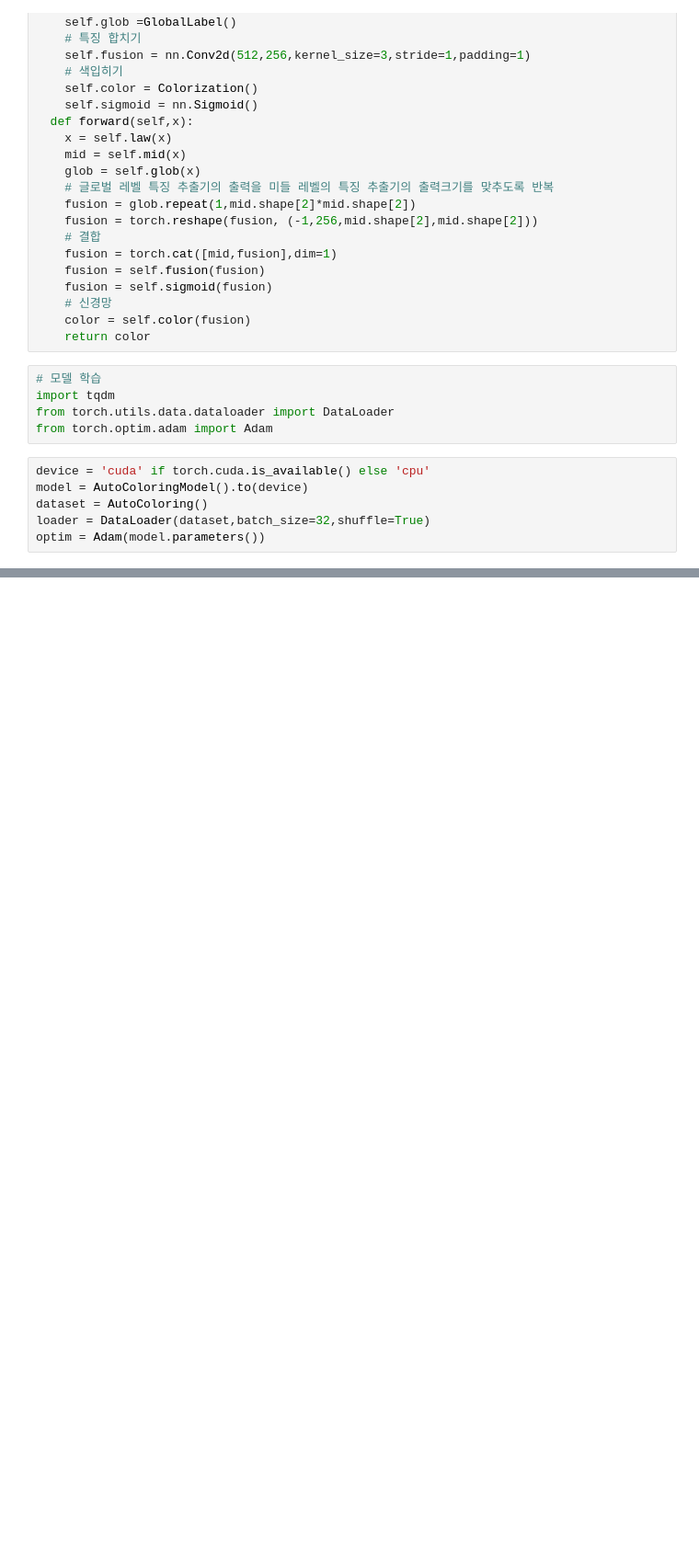
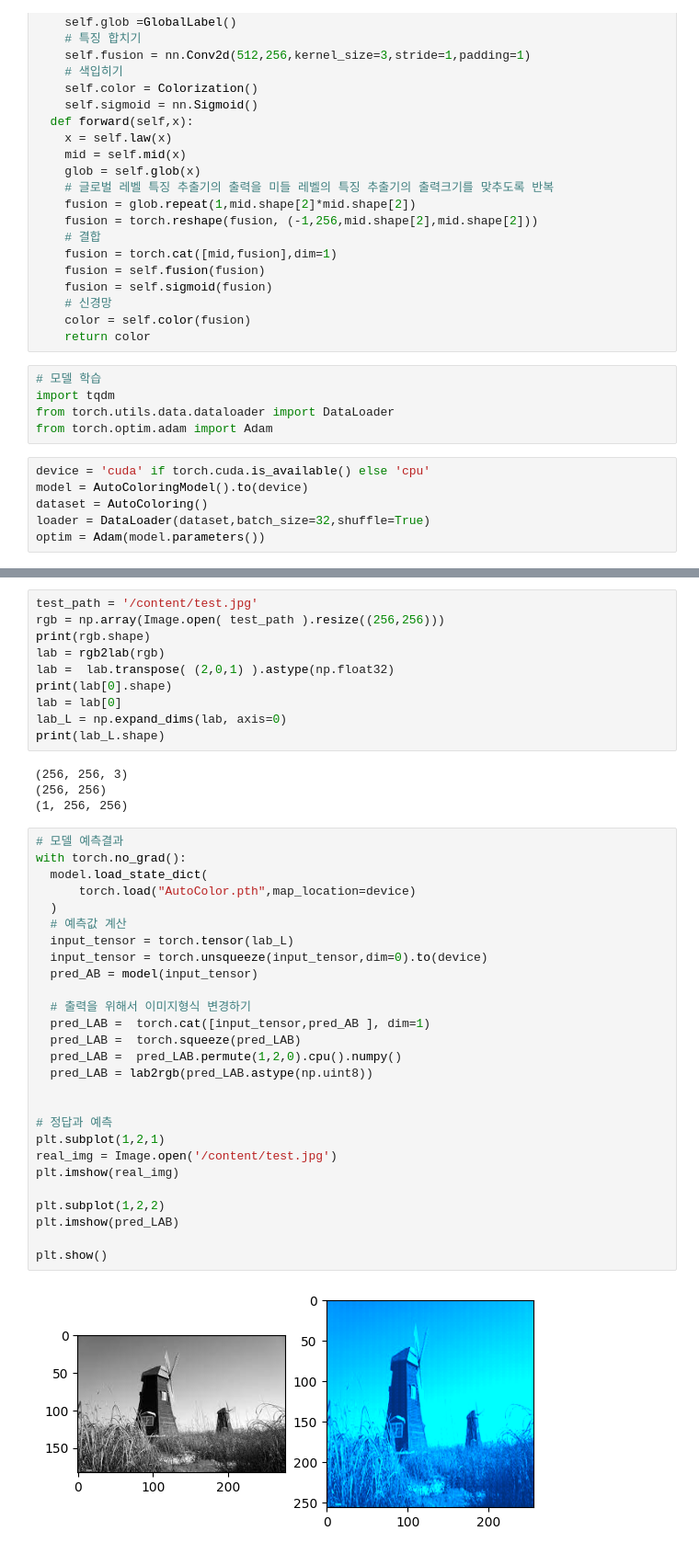
Before and after one commit to leekyuyoung202306/PYTHON, a Jupyter notebook: 16주차/[파이토치]자동채색_모델.ipynb, the cells around one changed output, grey strips where cells are left out. Shown at 92% size. Cells and saved outputs as stored; diff of their text form; blank space fills up the shorter version.

```diff
--- a/16주차/[파이토치]자동채색_모델.ipynb
+++ b/16주차/[파이토치]자동채색_모델.ipynb
@@ -252,0 +284,43 @@ torch.save(model.state_dict(),'AutoColor.pth')
+# %%
+test_path = '/content/test.jpg'
+rgb = np.array(Image.open( test_path ).resize((256,256)))
+print(rgb.shape)
+lab = rgb2lab(rgb)
+lab =  lab.transpose( (2,0,1) ).astype(np.float32)
+print(lab[0].shape)
+lab = lab[0]
+lab_L = np.expand_dims(lab, axis=0)
+print(lab_L.shape)
+# %% [output]
+(256, 256, 3)
+(256, 256)
+(1, 256, 256)
+# %%
+# 모델 예측결과
+with torch.no_grad():
+  model.load_state_dict(
+      torch.load("AutoColor.pth",map_location=device)
+  )
+  # 예측값 계산
+  input_tensor = torch.tensor(lab_L)
+  input_tensor = torch.unsqueeze(input_tensor,dim=0).to(device)
+  pred_AB = model(input_tensor)
+
+  # 출력을 위해서 이미지형식 변경하기
+  pred_LAB =  torch.cat([input_tensor,pred_AB ], dim=1)
+  pred_LAB =  torch.squeeze(pred_LAB)
+  pred_LAB =  pred_LAB.permute(1,2,0).cpu().numpy()
+  pred_LAB = lab2rgb(pred_LAB.astype(np.uint8))
+
+
+# 정답과 예측
+plt.subplot(1,2,1)
+real_img = Image.open('/content/test.jpg')
+plt.imshow(real_img)
+
+plt.subplot(1,2,2)
+plt.imshow(pred_LAB)
+
+plt.show()
+# %% [output]
+[figure, added]
```
Also changed, not shown: parts of 4 cells of this notebook.
